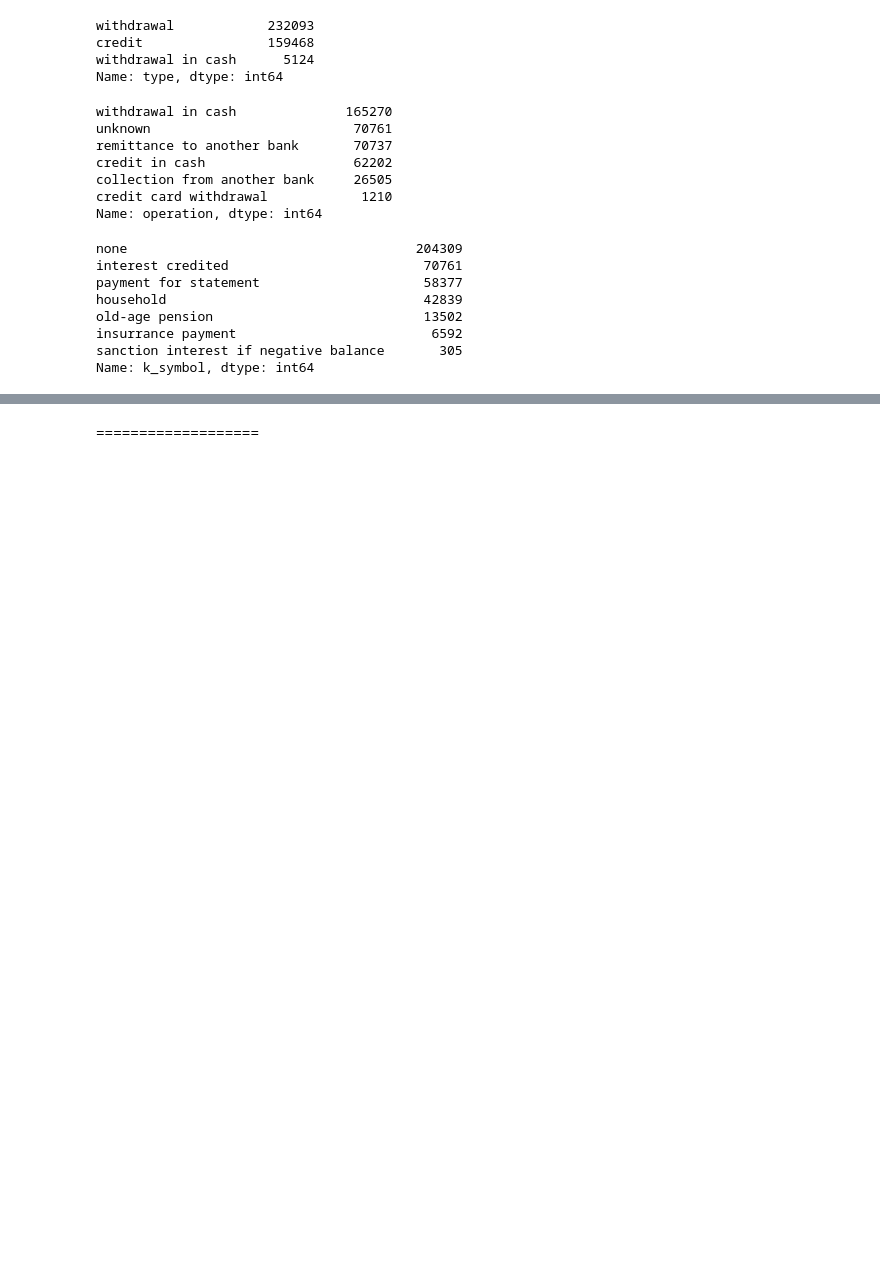
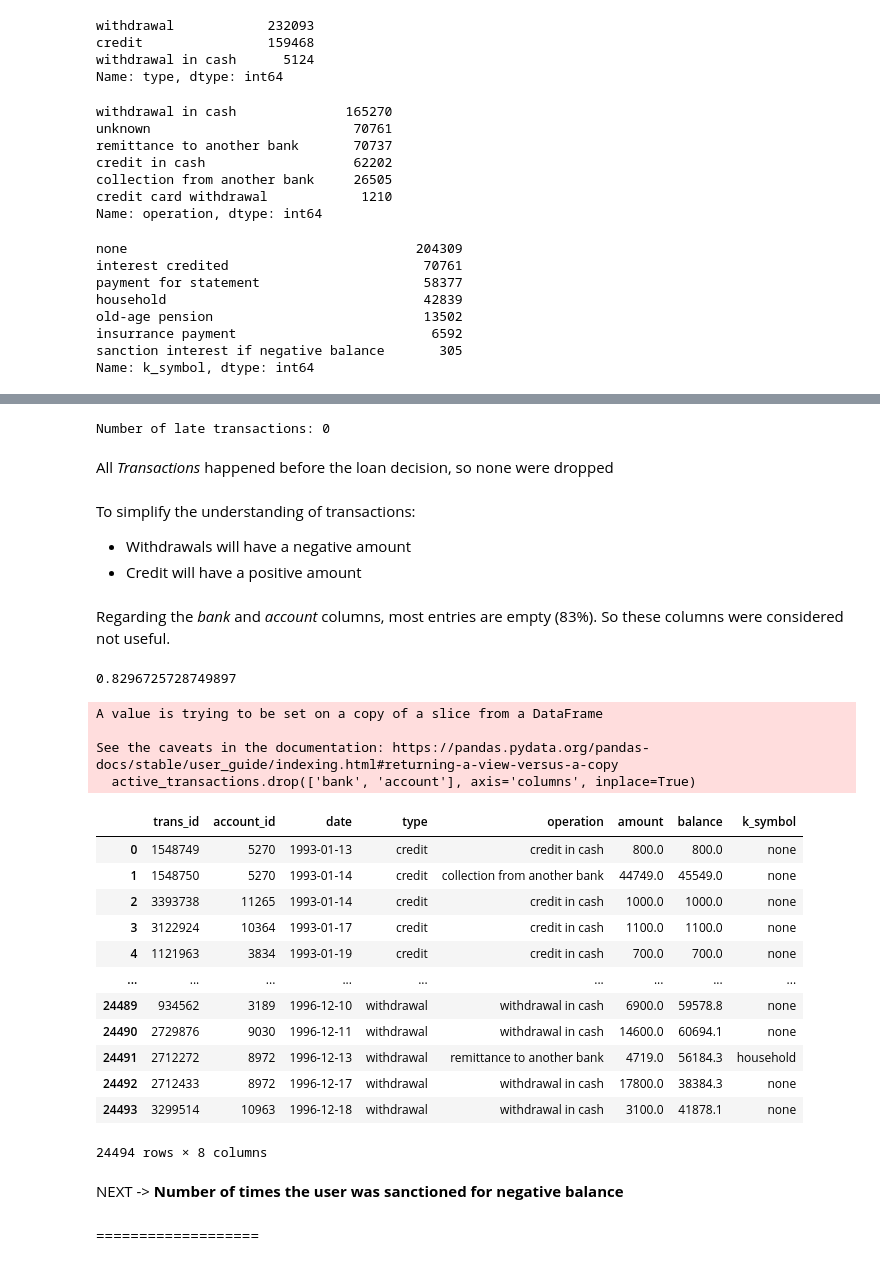
Before and after one commit to ruialves35/feup-ac, a Jupyter notebook: src/analysis/dataAnalysis.ipynb, the cells around one changed output, grey strips where cells are left out. Saved outputs shown, nothing was run; the diff lists cells and outputs as text; code cells hidden in the pictures; blank space fills up the shorter version.

Commit message:
Add: working on transactions

```diff
--- a/src/analysis/dataAnalysis.ipynb
+++ b/src/analysis/dataAnalysis.ipynb
@@ -400,7 +400,8 @@ def filter_missing_accounts():
     account_ids = df["account_id"].unique()
     return transaction_data[transaction_data["account_id"].isin(account_ids)]
 
+if not DATA_IS_LOADED:
+    active_transactions = filter_missing_accounts()
 
-active_transactions = filter_missing_accounts()
-active_transactions
+active_transactions.shape
 # %% [output]
@@ -420,3 +411,57 @@ active_transactions
+# %%
+def count_late_transactions():
+    counter = 0
+    for id, row in active_transactions.iterrows():
+        transaction_date = row["date"]
+        acc_id = row["account_id"]
+        for _, loan_row in df[df["account_id"] == acc_id].iterrows():
+            loan_date = loan_row["loan_date"]
+            if transaction_date > loan_date:
+                counter += 1
+
+    return counter
+
+if not DATA_IS_LOADED:
+    late_transactions_count = count_late_transactions()
+
+print(f"Number of late transactions: {late_transactions_count}")
+# %% [output]
+Number of late transactions: 0
+# %% [markdown]
+All *Transactions* happened before the loan decision, so none were dropped
+# %% [markdown]
+To simplify the understanding of transactions:
+- Withdrawals will have a negative amount
+- Credit will have a positive amount
+# %% [markdown]
+Regarding the *bank* and *account* columns, most entries are empty (83%). So these columns were considered not useful.
+# %%
+active_transactions[active_transactions['bank'] == "unknown"]["bank"].count() / active_transactions["bank"].count()
+# %% [output]
+0.8296725728749897
+# %%
+active_transactions.drop(['bank', 'account'], axis='columns', inplace=True)
+active_transactions
+# %% [output]
+A value is trying to be set on a copy of a slice from a DataFrame
+
+See the caveats in the documentation: https://pandas.pydata.org/pandas-docs/stable/user_guide/indexing.html#returning-a-view-versus-a-copy
+  active_transactions.drop(['bank', 'account'], axis='columns', inplace=True)
+|  | trans_id | account_id | date | type | operation | amount | balance | k_symbol |
+| 0 | 1548749 | 5270 | 1993-01-13 | credit | credit in cash | 800.0 | 800.0 | none |
+| 1 | 1548750 | 5270 | 1993-01-14 | credit | collection from another bank | 44749.0 | 45549.0 | none |
+| 2 | 3393738 | 11265 | 1993-01-14 | credit | credit in cash | 1000.0 | 1000.0 | none |
+| 3 | 3122924 | 10364 | 1993-01-17 | credit | credit in cash | 1100.0 | 1100.0 | none |
+| 4 | 1121963 | 3834 | 1993-01-19 | credit | credit in cash | 700.0 | 700.0 | none |
+| ... | ... | ... | ... | ... | ... | ... | ... | ... |
+| 24489 | 934562 | 3189 | 1996-12-10 | withdrawal | withdrawal in cash | 6900.0 | 59578.8 | none |
+| 24490 | 2729876 | 9030 | 1996-12-11 | withdrawal | withdrawal in cash | 14600.0 | 60694.1 | none |
+| 24491 | 2712272 | 8972 | 1996-12-13 | withdrawal | remittance to another bank | 4719.0 | 56184.3 | household |
+| 24492 | 2712433 | 8972 | 1996-12-17 | withdrawal | withdrawal in cash | 17800.0 | 38384.3 | none |
+| 24493 | 3299514 | 10963 | 1996-12-18 | withdrawal | withdrawal in cash | 3100.0 | 41878.1 | none |
+24494 rows × 8 columns
+# %% [markdown]
+NEXT -> **Number of times the user was sanctioned for negative balance**
 # %% [markdown]
 ===================
 # %%
```
Also changed, not shown: parts of 2 cells of this notebook.
